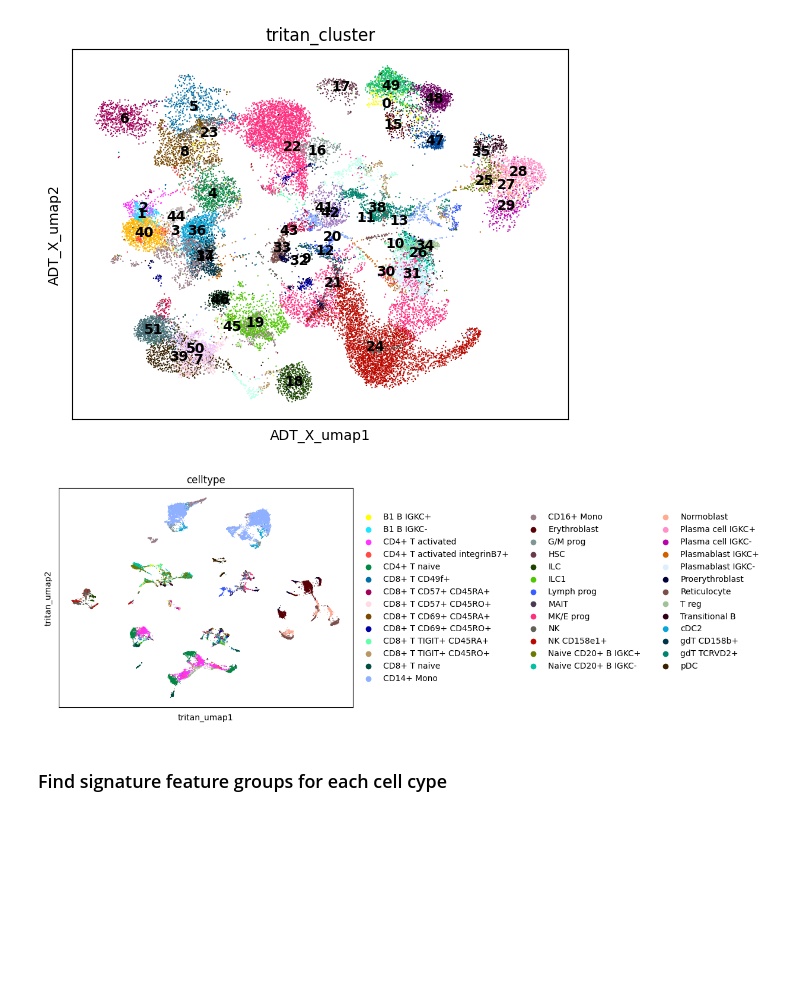
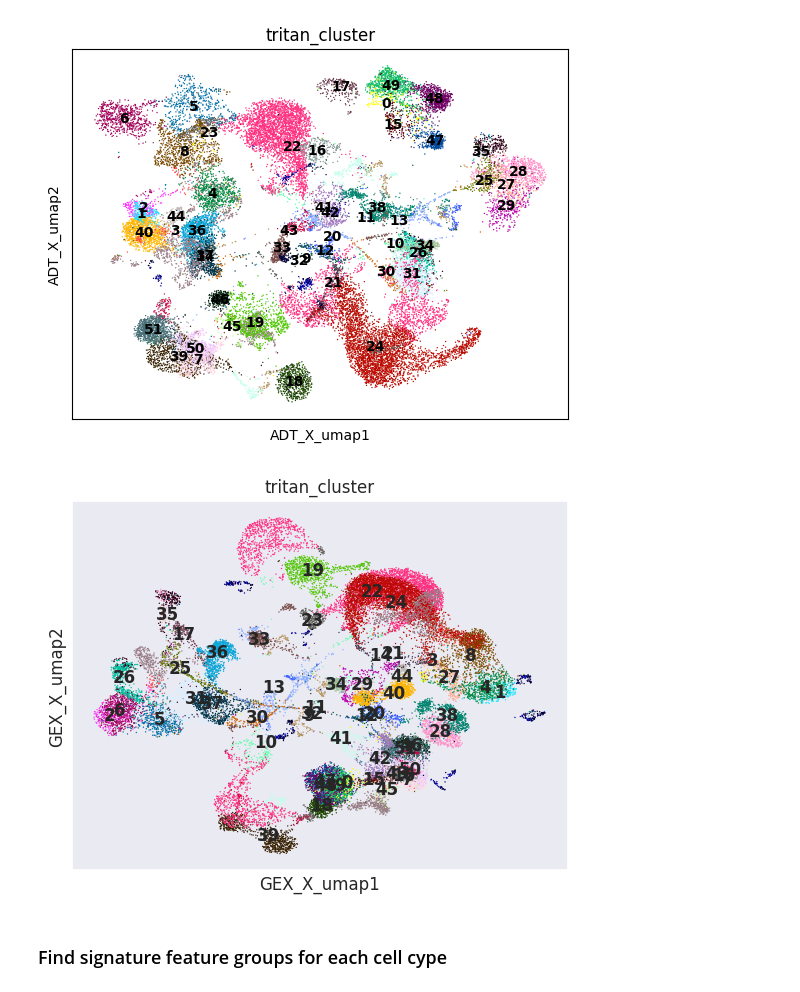
Before and after one commit to maxxxxxxxin/rtd-tutorial, a Jupyter notebook: docs/source/notebooks/Cite-seq.ipynb, the cells around one changed output. Saved outputs shown, nothing was run; the diff lists cells and outputs as text; code cells hidden in the pictures; blank space fills up the shorter version.

```diff
--- a/docs/source/notebooks/Cite-seq.ipynb
+++ b/docs/source/notebooks/Cite-seq.ipynb
@@ -129,9 +129,9 @@ sc.pl.embedding(mdata, color ='tritan_cluster', basis='ADT_X_umap',legend_loc ='
 # %% [output]
 [figure]
 # %%
-sc.pl.embedding(mdata, color ='celltype', basis='tritan_umap')
+sc.pl.embedding(mdata, color ='tritan_cluster', basis='GEX_X_umap',legend_loc ='on data')
 # %% [output]
-[figure, old version]
+[figure, new version]
 # %% [markdown]
 ### Find signature feature groups for each cell cype
 # %%
```
